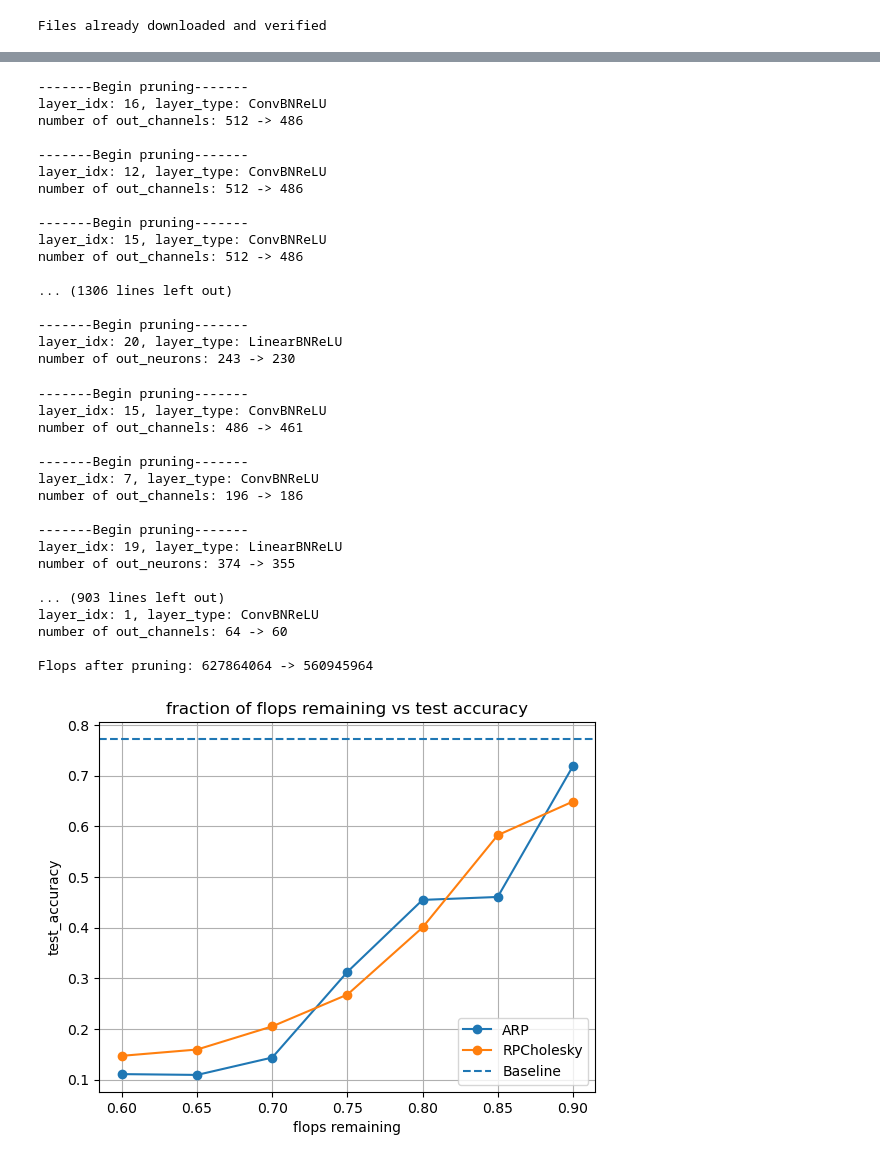
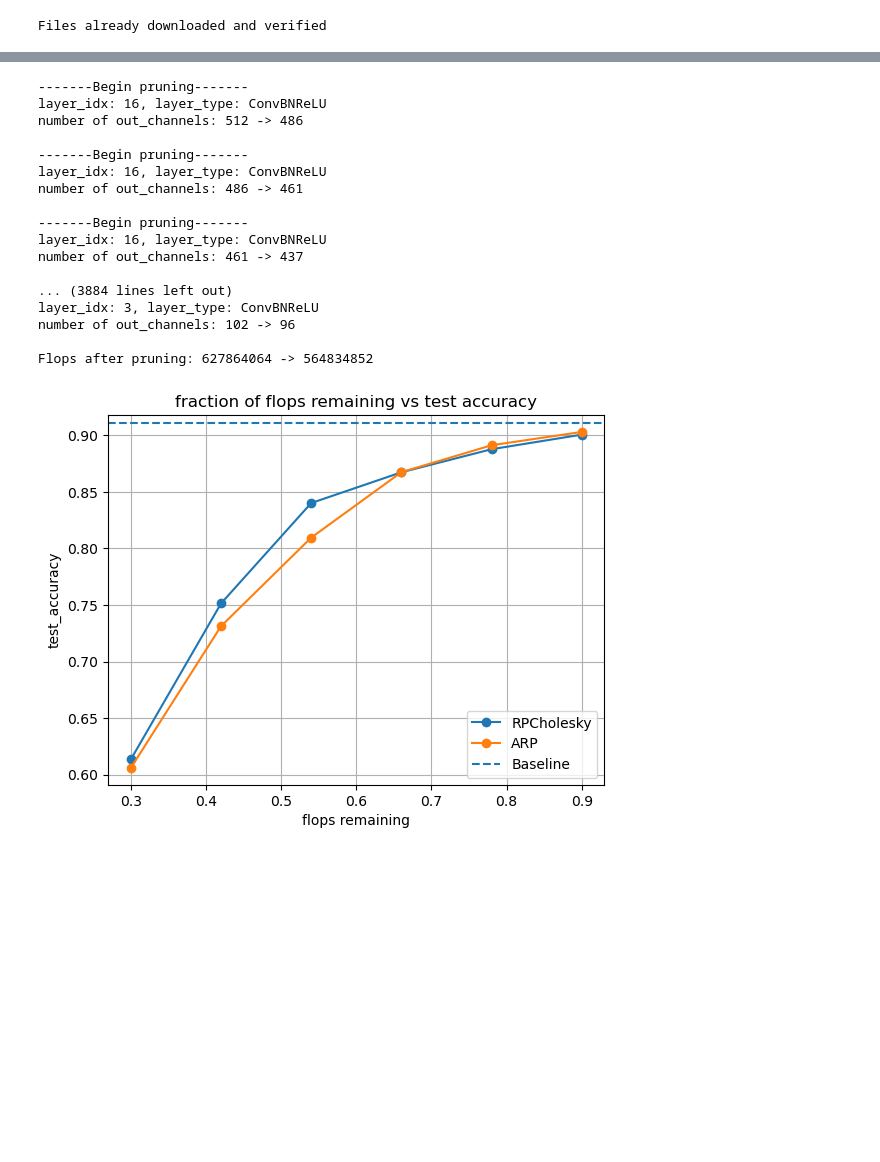
Before and after one commit to yuekai-yan/CSSP_Neural_Networks_Pruning, a Jupyter notebook: CIFAR10.ipynb, the cells around one changed output, grey strips where cells are left out. Cells and saved outputs as stored; diff of their text form; code cells hidden in the pictures; blank space fills up the shorter version.

```diff
--- a/CIFAR10.ipynb
+++ b/CIFAR10.ipynb
@@ -133,0 +224,12 @@ Number of samples misclassified by the original model: 2276
+# %%
+#device = torch.device("cuda" if torch.cuda.is_available() else "cpu")
+device = torch.device("mps" if torch.mps.is_available() else "cpu")
+#device = torch.device("cpu")
+
+model3 = VGG16().to(device)
+
+# load the parameters
+model3.load_state_dict(torch.load("model3.pth", map_location=device))
+
+model3.to(device)
+model3.eval()
@@ -137,3 +257,6 @@ batch_list = list(train_loader)
 selected_batches = random.sample(batch_list, 8)
 X = torch.cat([batch[0] for batch in selected_batches], dim=0)
 X = X.to(device)
+# %%
+total_accuracy, _ = evaluate_pruned_model(model3, test_loader)
+print(total_accuracy)
@@ -168,0 +320,12 @@ Flops after pruning: 627864064 -> 376701596
+# %%
+# with bn_recalibration
+import importlib
+import Pruning
+
+importlib.reload(Pruning)
+pruned_model_iter = iterative_pruning(model3, X, (3,32,32), 0.1, 0.95, "ARP", train_loader)
+
+acc, wrong_samples_pruned = evaluate_pruned_model(pruned_model_iter, test_loader)
+
+print()
+print(acc, len(wrong_samples_pruned))
@@ -169,51 +350,34 @@ Flops after pruning: 627864064 -> 376701596
 # %%
-rho = np.linspace(0.6, 0.9, 7)
-base_acc = total_accuracy / len(test_data)
-methods = ["ARP", "RPCholesky"]
+rho = np.linspace(0.3, 0.9, 6)
+base_acc = total_accuracy
+methods = ["RPCholesky", "ARP"]
 all_accs = []
 for method in methods:
     accs = []
     for r in rho:
         pruned_model_iter = iterative_pruning(model3, X, (3,32,32), r, 0.95, method)
         acc, _ = evaluate_pruned_model(pruned_model_iter, test_loader)
         accs.append(acc)
     all_accs.append(accs)
 
 plot_pruning_curve(base_acc, rho, all_accs, methods,
                    title="fraction of flops remaining vs test accuracy")
 # %% [output]
 -------Begin pruning-------
 layer_idx: 16, layer_type: ConvBNReLU
 number of out_channels: 512 -> 486
 
 -------Begin pruning-------
-layer_idx: 12, layer_type: ConvBNReLU
-number of out_channels: 512 -> 486
+layer_idx: 16, layer_type: ConvBNReLU
+number of out_channels: 486 -> 461
 
 -------Begin pruning-------
-layer_idx: 15, layer_type: ConvBNReLU
-number of out_channels: 512 -> 486
+layer_idx: 16, layer_type: ConvBNReLU
+number of out_channels: 461 -> 437
 
-... (1306 lines left out)
+... (3884 lines left out)
+layer_idx: 3, layer_type: ConvBNReLU
+number of out_channels: 102 -> 96
 
--------Begin pruning-------
-layer_idx: 20, layer_type: LinearBNReLU
-number of out_neurons: 243 -> 230
+Flops after pruning: 627864064 -> 564834852
--------Begin pruning-------
-layer_idx: 15, layer_type: ConvBNReLU
-number of out_channels: 486 -> 461
-
--------Begin pruning-------
-layer_idx: 7, layer_type: ConvBNReLU
-number of out_channels: 196 -> 186
-
--------Begin pruning-------
-layer_idx: 19, layer_type: LinearBNReLU
-number of out_neurons: 374 -> 355
-
-... (903 lines left out)
-layer_idx: 1, layer_type: ConvBNReLU
-number of out_channels: 64 -> 60
-
-Flops after pruning: 627864064 -> 560945964
-[figure, old version]
+[figure, new version]
```
Also changed, not shown: parts of 7 cells of this notebook.
